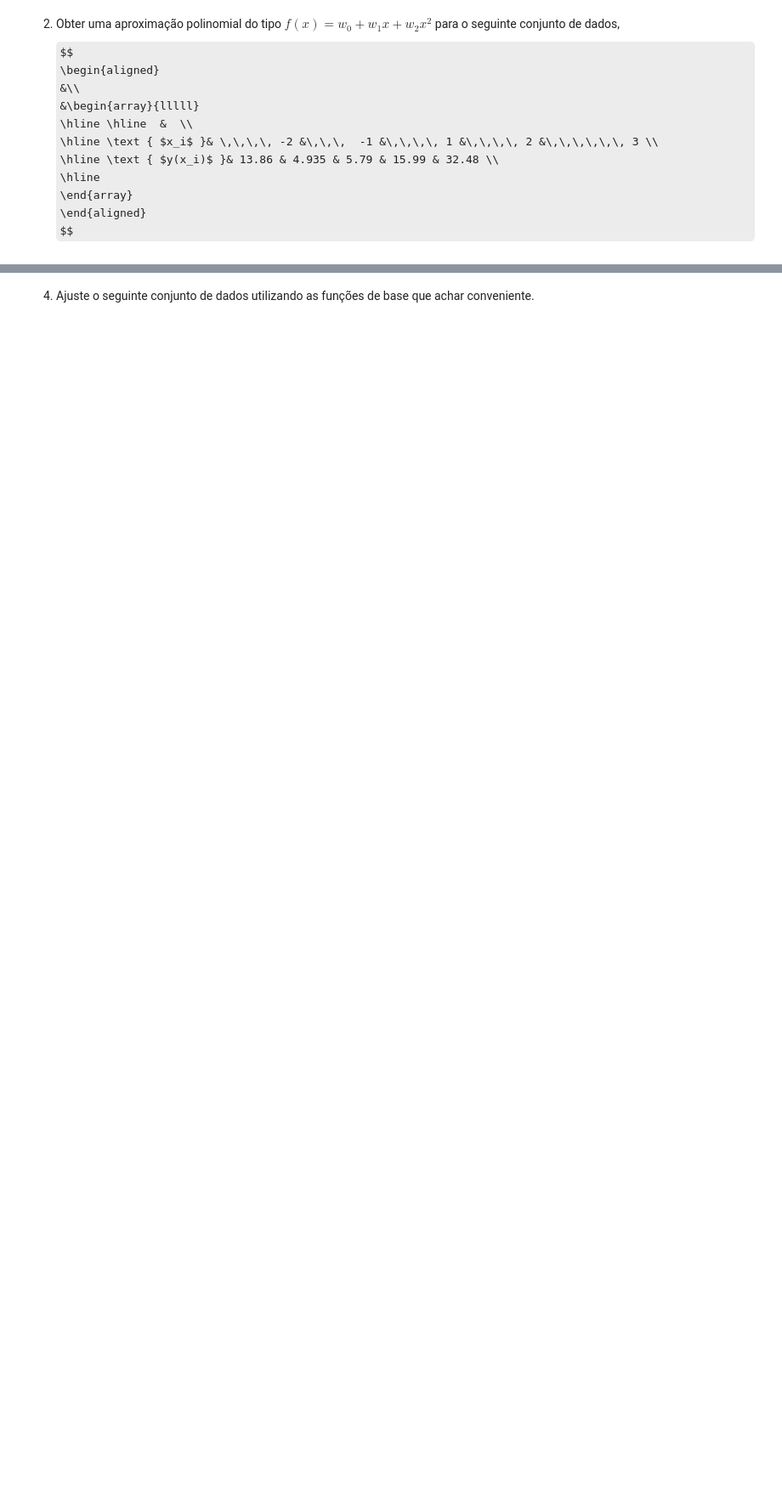
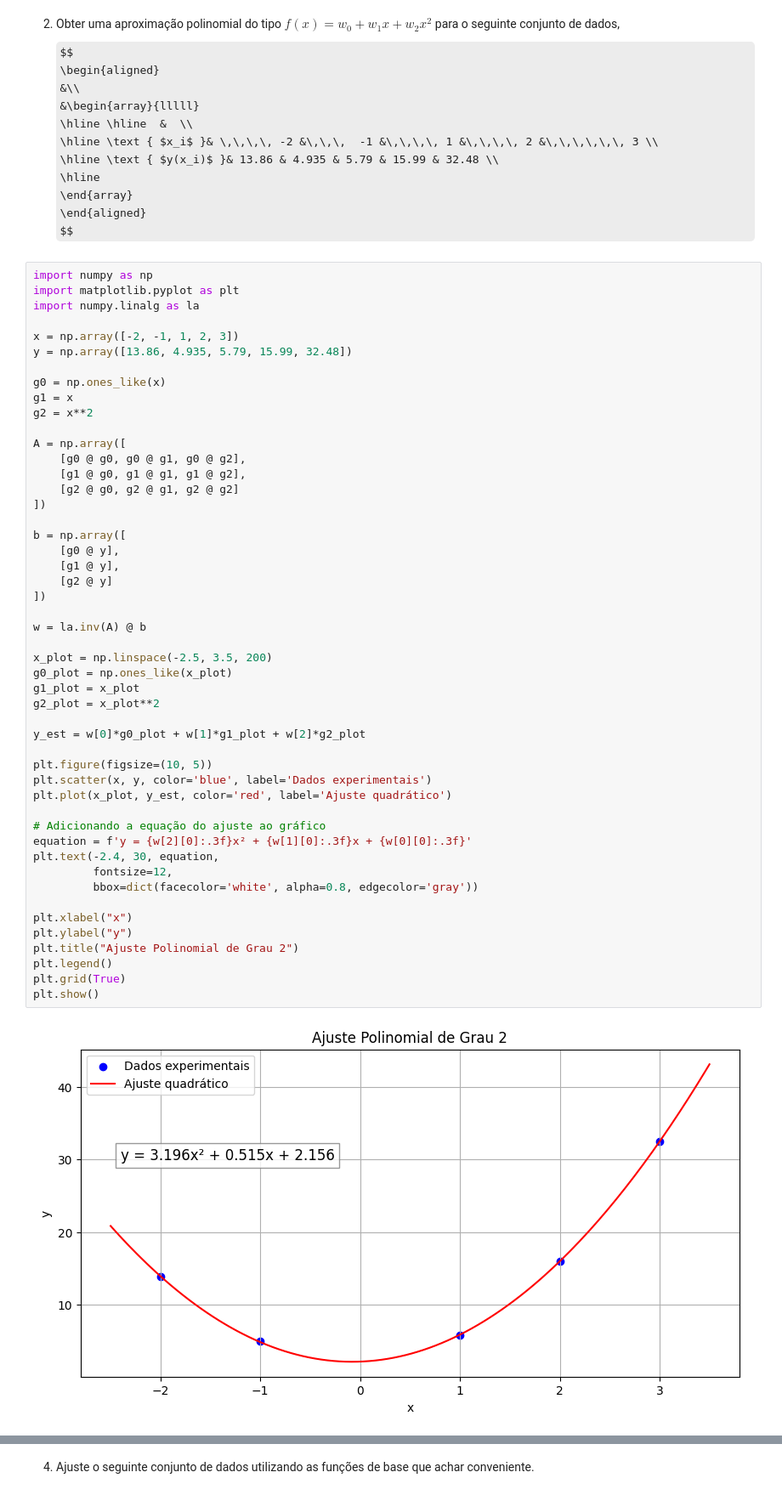
Before and after one commit to PedroNeto05/lab-CN, a Jupyter notebook: Lab_03.ipynb, the cells around one changed output, grey strips where cells are left out. Shown: that part at 85% size. Saved outputs shown, nothing was run; the diff lists cells and outputs as text; some formulas as TeX source; blank space fills up the shorter version.

```diff
--- a/Lab_03.ipynb
+++ b/Lab_03.ipynb
@@ -255,6 +259,57 @@ $$
 \end{array}
 \end{aligned}
 $$
+# %%
+import numpy as np
+import matplotlib.pyplot as plt
+import numpy.linalg as la
+
+x = np.array([-2, -1, 1, 2, 3])
+y = np.array([13.86, 4.935, 5.79, 15.99, 32.48])
+
+g0 = np.ones_like(x)
+g1 = x
+g2 = x**2
+
+A = np.array([
+    [g0 @ g0, g0 @ g1, g0 @ g2],
+    [g1 @ g0, g1 @ g1, g1 @ g2],
+    [g2 @ g0, g2 @ g1, g2 @ g2]
+])
+
+b = np.array([
+    [g0 @ y],
+    [g1 @ y],
+    [g2 @ y]
+])
+
+w = la.inv(A) @ b
+
+x_plot = np.linspace(-2.5, 3.5, 200)
+g0_plot = np.ones_like(x_plot)
+g1_plot = x_plot
+g2_plot = x_plot**2
+
+y_est = w[0]*g0_plot + w[1]*g1_plot + w[2]*g2_plot
+
+plt.figure(figsize=(10, 5))
+plt.scatter(x, y, color='blue', label='Dados experimentais')
+plt.plot(x_plot, y_est, color='red', label='Ajuste quadrático')
+
+# Adicionando a equação do ajuste ao gráfico
+equation = f'y = {w[2][0]:.3f}x² + {w[1][0]:.3f}x + {w[0][0]:.3f}'
+plt.text(-2.4, 30, equation,
+         fontsize=12,
+         bbox=dict(facecolor='white', alpha=0.8, edgecolor='gray'))
+
+plt.xlabel("x")
+plt.ylabel("y")
+plt.title("Ajuste Polinomial de Grau 2")
+plt.legend()
+plt.grid(True)
+plt.show()
+# %% [output]
+[figure, added]
 # %% [markdown]
 3. Encontre uma função na forma $f(x) = w_0cos(x) + w_1e^x$ que melhor se ajuste ao seguinte conjunto de dados discretos,
 $$
```
Also changed, not shown: parts of 3 cells of this notebook.
